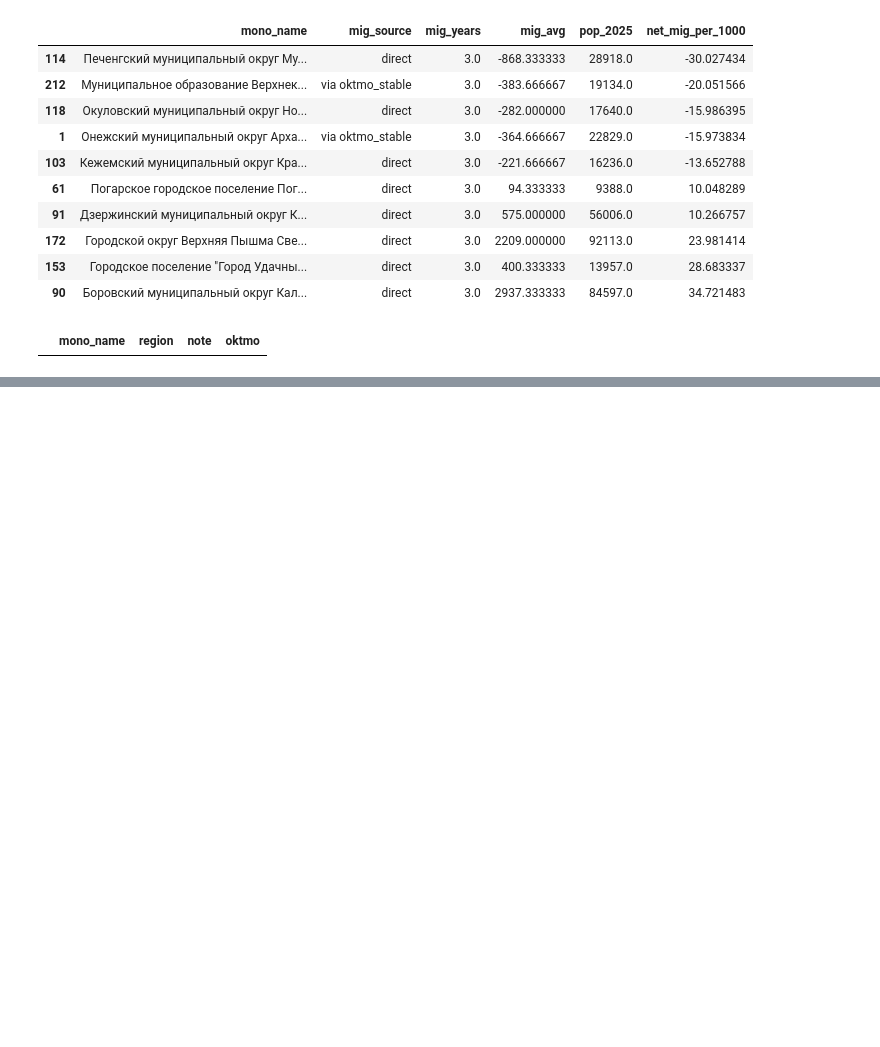
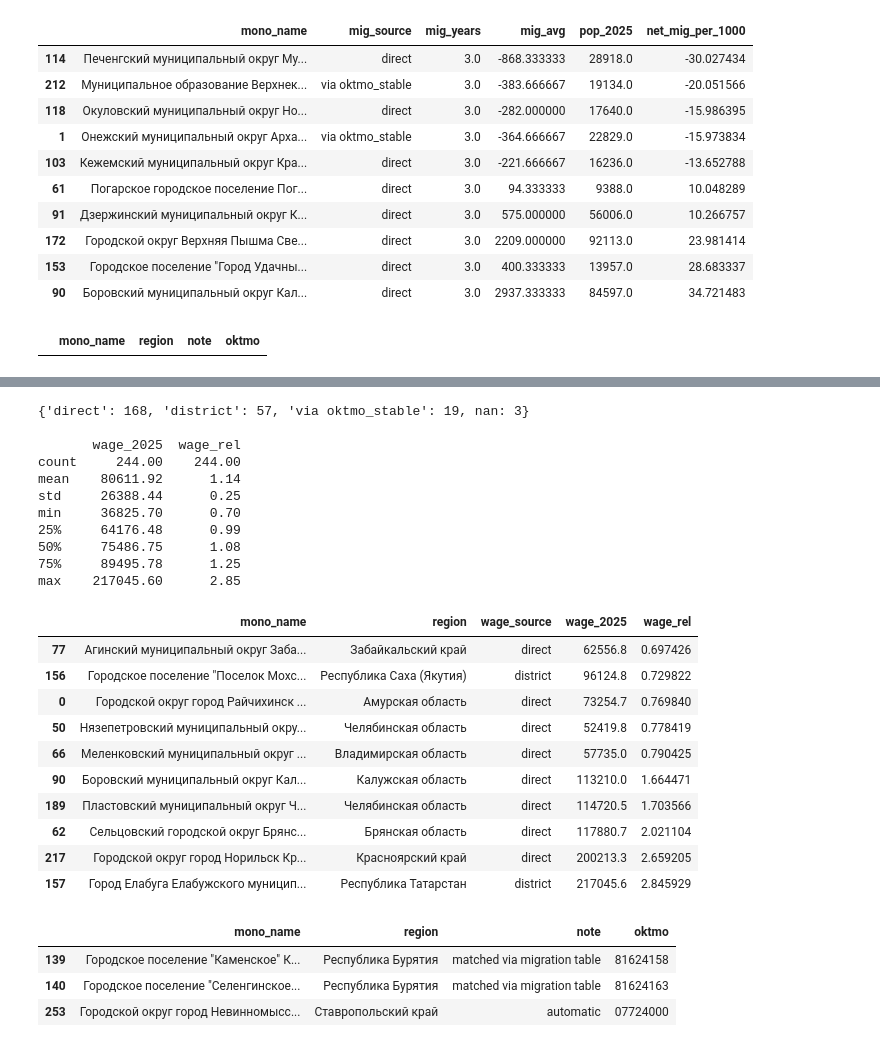
Before and after one commit to evelina-kalugina/-russian-monotowns-typology, a Jupyter notebook: notebooks/03_features.ipynb, the cells around one changed output, grey strips where cells are left out. Cells and saved outputs as stored; diff of their text form; code cells hidden in the pictures; blank space fills up the shorter version.

Commit message:
03_features: wages 2025 and relative wage to regional median

```diff
--- a/notebooks/03_features.ipynb
+++ b/notebooks/03_features.ipynb
@@ -348,0 +356,57 @@ Name: net_mig_per_1000, dtype: float64
+# %%
+w = data["wages"].query("year == 2025").set_index("oktmo")
+
+# regional level = median wage of all districts and okrugs in the region (codes ending in "000")
+region_median = w[w.index.str.endswith("000")].groupby("region_name")["indicator_value"].median()
+w["wage_rel"] = w["indicator_value"] / w["region_name"].map(region_median)
+
+# stable code -> wage row, only if exactly one unit has that stable code
+by_stable = w[w["oktmo_stable"] != "CD"].reset_index().groupby("oktmo_stable")["oktmo"]
+stable_to_row = by_stable.first()[by_stable.size() == 1]
+
+# wage row for each town: own code, else its district, else the same territory under a new code
+own = features["oktmo"].where(features["oktmo"].isin(w.index))
+district = (features["oktmo"].str[:5] + "000").where(lambda s: s.isin(w.index))
+stable = features["oktmo"].map(stable_2025).map(stable_to_row)
+
+features["wage_key"] = own.fillna(district).fillna(stable)
+features["wage_source"] = np.where(own.notna(), "direct",
+                          np.where(district.notna(), "district",
+                          np.where(stable.notna(), "via oktmo_stable", None)))
+features["wage_2025"] = features["wage_key"].map(w["indicator_value"])
+features["wage_rel"] = features["wage_key"].map(w["wage_rel"])
+
+print(features["wage_source"].value_counts(dropna=False).to_dict(), "\n")
+print(features[["wage_2025", "wage_rel"]].describe().round(2))
+
+cols = ["mono_name", "region", "wage_source", "wage_2025", "wage_rel"]
+ranked = features.dropna(subset=["wage_rel"]).sort_values("wage_rel")
+display(pd.concat([ranked.head(5), ranked.tail(5)])[cols])
+features.loc[features["wage_2025"].isna(), ["mono_name", "region", "note", "oktmo"]]
+# %% [output]
+{'direct': 168, 'district': 57, 'via oktmo_stable': 19, nan: 3}
+
+       wage_2025  wage_rel
+count     244.00    244.00
+mean    80611.92      1.14
+std     26388.44      0.25
+min     36825.70      0.70
+25%     64176.48      0.99
+50%     75486.75      1.08
+75%     89495.78      1.25
+max    217045.60      2.85
+|  | mono_name | region | wage_source | wage_2025 | wage_rel |
+| 77 | Агинский муниципальный округ Заба... | Забайкальский край | direct | 62556.8 | 0.697426 |
+| 156 | Городское поселение "Поселок Мохс... | Республика Саха (Якутия) | district | 96124.8 | 0.729822 |
+| 0 | Городской округ город Райчихинск ... | Амурская область | direct | 73254.7 | 0.769840 |
+| 50 | Нязепетровский муниципальный окру... | Челябинская область | direct | 52419.8 | 0.778419 |
+| 66 | Меленковский муниципальный округ ... | Владимирская область | direct | 57735.0 | 0.790425 |
+| 90 | Боровский муниципальный округ Кал... | Калужская область | direct | 113210.0 | 1.664471 |
+| 189 | Пластовский муниципальный округ Ч... | Челябинская область | direct | 114720.5 | 1.703566 |
+| 62 | Сельцовский городской округ Брянс... | Брянская область | direct | 117880.7 | 2.021104 |
+| 217 | Городской округ город Норильск Кр... | Красноярский край | direct | 200213.3 | 2.659205 |
+| 157 | Город Елабуга Елабужского муницип... | Республика Татарстан | district | 217045.6 | 2.845929 |
+|  | mono_name | region | note | oktmo |
+| 139 | Городское поселение "Каменское" К... | Республика Бурятия | matched via migration table | 81624158 |
+| 140 | Городское поселение "Селенгинское... | Республика Бурятия | matched via migration table | 81624163 |
+| 253 | Городской округ город Невинномысс... | Ставропольский край | automatic | 07724000 |
```
Also changed, not shown: parts of 1 cell of this notebook.
